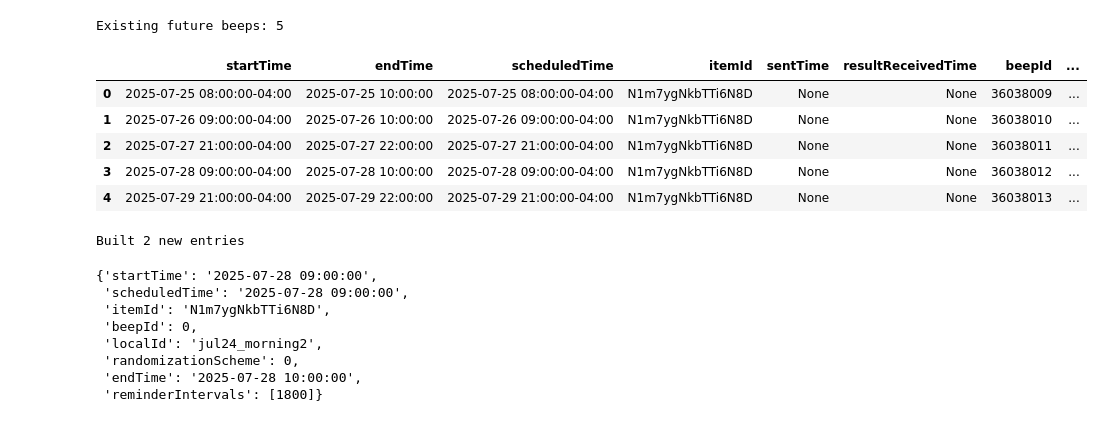
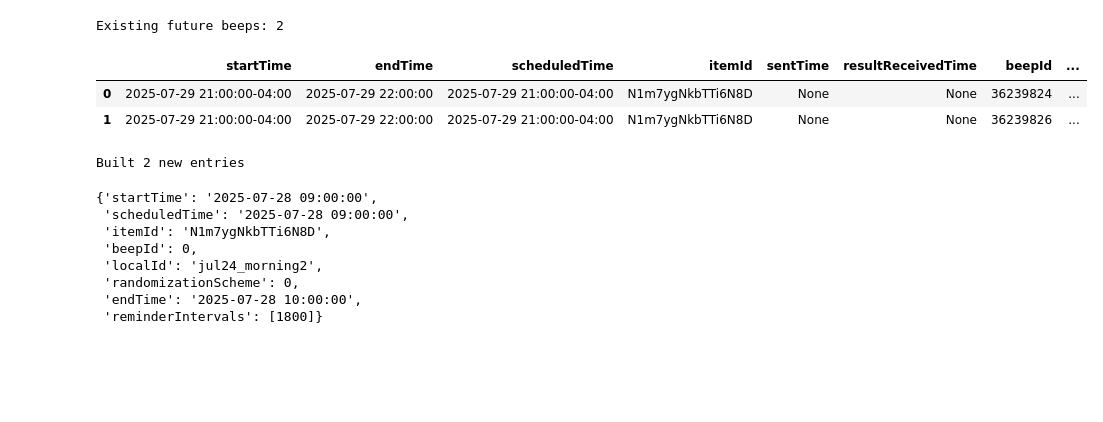
Before and after one commit to EDB-Accelerator/EMA-API-Handling, a Jupyter notebook: example.ipynb, the cells around one changed output. Saved outputs shown, nothing was run; the diff lists cells and outputs as text; code cells hidden in the pictures; blank space fills up the shorter version.

```diff
--- a/example.ipynb
+++ b/example.ipynb
@@ -83,7 +87,9 @@ dict_keys(['Demo survey', 'New interaction', 'New interaction2', 'New interactio
 from get_schedule import get_schedule   # path / module name as you saved it
 df_sched = get_schedule(
     connection_id=CONNECTION_ID,   # the participant / connection ID (int)
-    user_code=USER_CODE            # your 5-character practitioner code
+    user_code=USER_CODE,            # your 5-character practitioner code
+    private_key_path=Path(PRIVATE_KEY_PEM),
+    out_base=Path("interactions_raw").expanduser()
 )
 
 # Inspect the returned DataFrame
@@ -131,39 +116,37 @@ Fetching schedule for connection 290982 …
 # %%
 import pandas as pd, pytz          # pip install pytz if you don’t have it
 
 # df  ←– DataFrame returned by get_schedule()
 # ──────────────────────────────────────────────────────────────────────
 # 1) Identify any timestamp-like columns that came back as strings
+df = df_sched
 ts_cols = [
     c for c in df.columns
     if c in ("scheduledTime", "startTime", "timeStart", "timeEnd")  # add more if needed
        and df[c].notna().any()
 ]
 
 # 2) Parse those strings → timezone-aware pandas Timestamps
 eastern = pytz.timezone("US/Eastern")            # same zone get_schedule() used
 for c in ts_cols:
     df[c] = pd.to_datetime(df[c]).dt.tz_localize(eastern)
 
 # 3) Build a mask for “any timestamp in the future”
 now = pd.Timestamp.now(tz=eastern)
 future_mask = pd.Series(False, index=df.index)
 for c in ts_cols:
     future_mask |= df[c] > now
 
 # 4) Slice the frame
 df_future = df[future_mask].copy().reset_index(drop=True)
 
 print(f"Existing future beeps: {len(df_future)}")
 display(df_future)
 # %% [output]
-Existing future beeps: 5
+Existing future beeps: 2
 |  | startTime | endTime | scheduledTime | itemId | sentTime | resultReceivedTime | beepId | ... |
-| 0 | 2025-07-25 08:00:00-04:00 | 2025-07-25 10:00:00 | 2025-07-25 08:00:00-04:00 | N1m7ygNkbTTi6N8D | None | None | 36038009 | ... |
-| 1 | 2025-07-26 09:00:00-04:00 | 2025-07-26 10:00:00 | 2025-07-26 09:00:00-04:00 | N1m7ygNkbTTi6N8D | None | None | 36038010 | ... |
-| 2 | 2025-07-27 21:00:00-04:00 | 2025-07-27 22:00:00 | 2025-07-27 21:00:00-04:00 | N1m7ygNkbTTi6N8D | None | None | 36038011 | ... |
-| 3 | 2025-07-28 09:00:00-04:00 | 2025-07-28 10:00:00 | 2025-07-28 09:00:00-04:00 | N1m7ygNkbTTi6N8D | None | None | 36038012 | ... |
-| 4 | 2025-07-29 21:00:00-04:00 | 2025-07-29 22:00:00 | 2025-07-29 21:00:00-04:00 | N1m7ygNkbTTi6N8D | None | None | 36038013 | ... |
+| 0 | 2025-07-29 21:00:00-04:00 | 2025-07-29 22:00:00 | 2025-07-29 21:00:00-04:00 | N1m7ygNkbTTi6N8D | None | None | 36239824 | ... |
+| 1 | 2025-07-29 21:00:00-04:00 | 2025-07-29 22:00:00 | 2025-07-29 21:00:00-04:00 | N1m7ygNkbTTi6N8D | None | None | 36239826 | ... |
 # %%
 from merge_and_push_schedule import build_entries   # the helper you showed earlier
 
```
Also changed, not shown: parts of 10 cells of this notebook, 6 other files.
